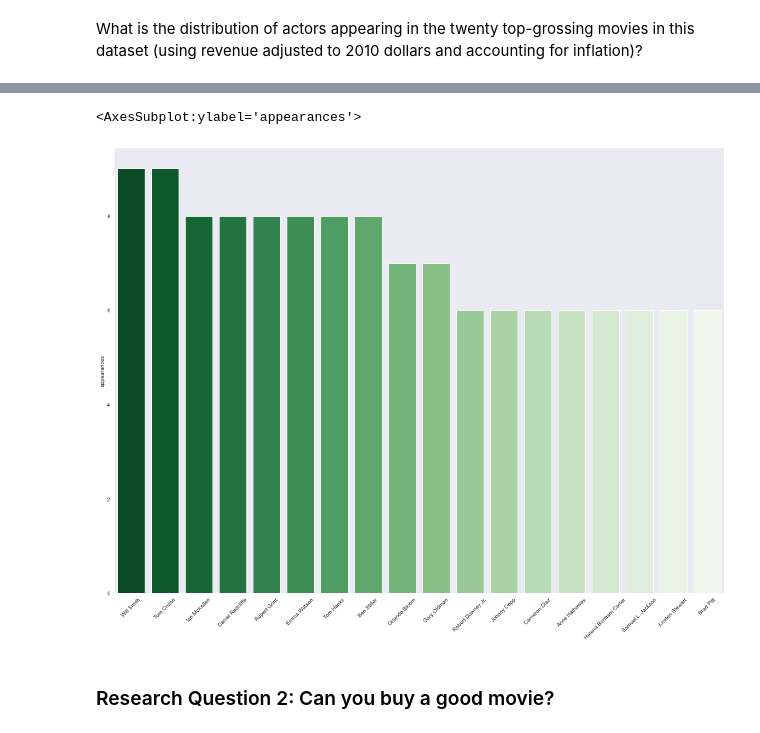
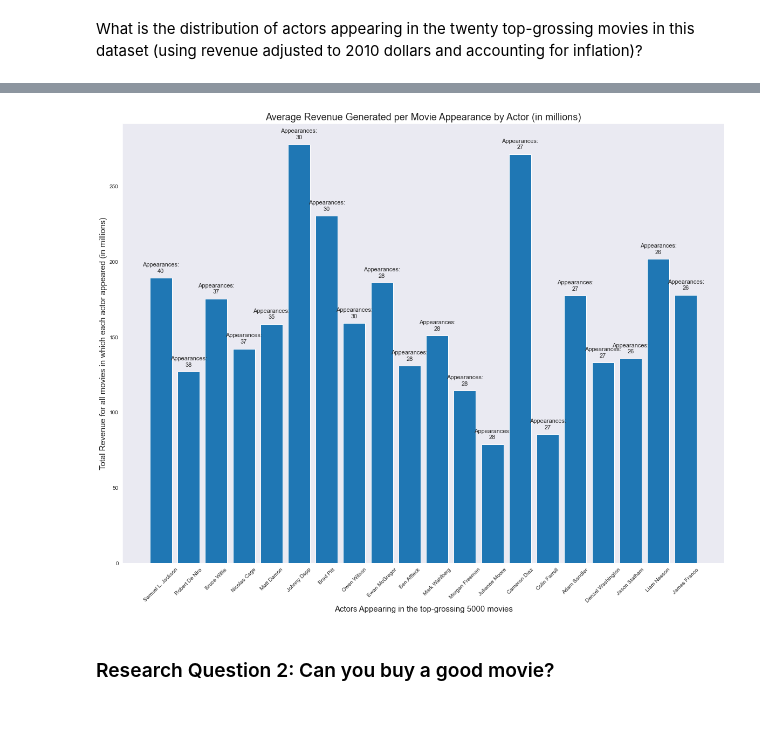
Before and after one commit to chupwalla/investigate_dataset, a Jupyter notebook: project_one.ipynb, the cells around one changed output, grey strips where cells are left out. Cells and saved outputs as stored; diff of their text form; code cells hidden in the pictures.

```diff
--- a/project_one.ipynb
+++ b/project_one.ipynb
@@ -172,6 +186,10 @@ memory usage: 370.2+ KB
 # %% [markdown]
 What is the distribution of actors appearing in the twenty top-grossing movies in this dataset (using revenue adjusted to 2010 dollars and accounting for inflation)?
 # %%
-top_grossing = movie_db.sort_values(by='revenue_adj', ascending=False).head(250)
+# Number of movies to include in the metric:
+movie_set = 5000
+# Minimum number of appearances allowable:
+actor_appearances = 25
+# Top Grossing Movies:
+top_grossing = movie_db.sort_values(by='revenue_adj', ascending=False).head(movie_set)
 # top_grossing.set_index('title', inplace=True)
-print(top_grossing)
@@ -204,14 +210,17 @@ for row, title in data:
 # %%
 appearances = dict()
 total_revenue = dict()
-for title, actors in actors_list.items():
-    if title in total_revenue:
-        total_revenue[title] += top_grossing.loc[top_grossing['title'] == title, 'revenue_adj']
-    else:
-        total_revenue[title] = top_grossing.loc[top_grossing['title'] == title, 'revenue_adj']
+for title, actors, revenue in actors_list.itertuples():
     for actor in actors:
+        if actor in total_revenue:
+            total_revenue[actor] += revenues[title]
+        else:
+            total_revenue[actor] = revenues[title]
         if actor in appearances:
             appearances[actor] += 1
         else:
             appearances[actor] = 1
 appearances_sorted = dict(sorted(appearances.items(), key=lambda x:x[1], reverse=True))
+actor_metrics = pd.DataFrame(appearances_sorted, index=["Appearances"]).T
+actor_metrics['Total Revenue'] = actor_metrics.index.map(total_revenue)
+actor_metrics = actor_metrics[actor_metrics['Appearances'] > actor_appearances]
@@ -242,14 +227,20 @@ Brad Pitt                       6
-# %%
-color = cm.rainbow
-x = list(app_df.index)
-y = app_df['appearances']
-plt.figure(figsize=(20, 15))
-plt.xticks(rotation=45)
-
-sns.barplot(x, y, palette='Greens_r')
-# %% [output]
-<AxesSubplot:ylabel='appearances'>
-[figure, removed]
+# %%
+xs = actor_metrics.index
+ys = actor_metrics['Total Revenue']/actor_metrics['Appearances']
+ls = actor_metrics['Appearances']
+plt.figure(figsize=(20, 15))
+plt.title("Average Revenue Generated per Movie Appearance by Actor (in millions)", fontsize=18)
+plt.xticks(rotation=45)
+plt.xlabel(f"Actors Appearing in the top-grossing {movie_set} movies", fontsize=15)
+plt.ylabel("Total Revenue for all movies in which each actor appeared (in millions)", fontsize=15)
+plt.bar(xs, ys)
+for x, y, l in zip(xs, ys, ls):
+    # label = "{:.2f}".format(l)
+    label = f'Appearances:\n{l}'
+    plt.annotate(label, (x, y), textcoords="offset points", xytext=(0, 10), ha='center', fontsize=11)
+plt.show()
+# %% [output]
+[figure, added]
 # %% [markdown]
 ### Research Question 2: Can you buy a good movie?
 # %%
```
Also changed, not shown: parts of 7 cells of this notebook.
